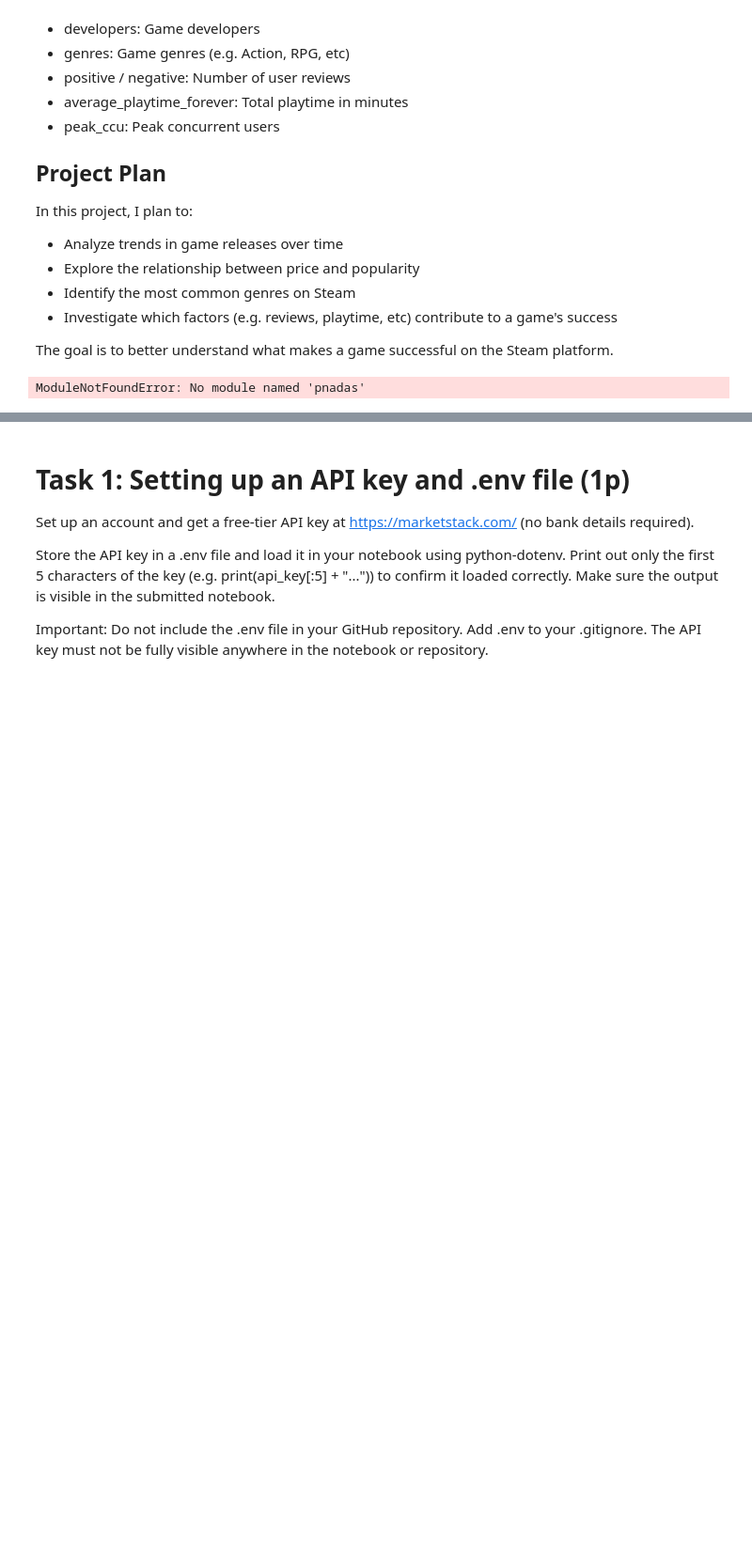
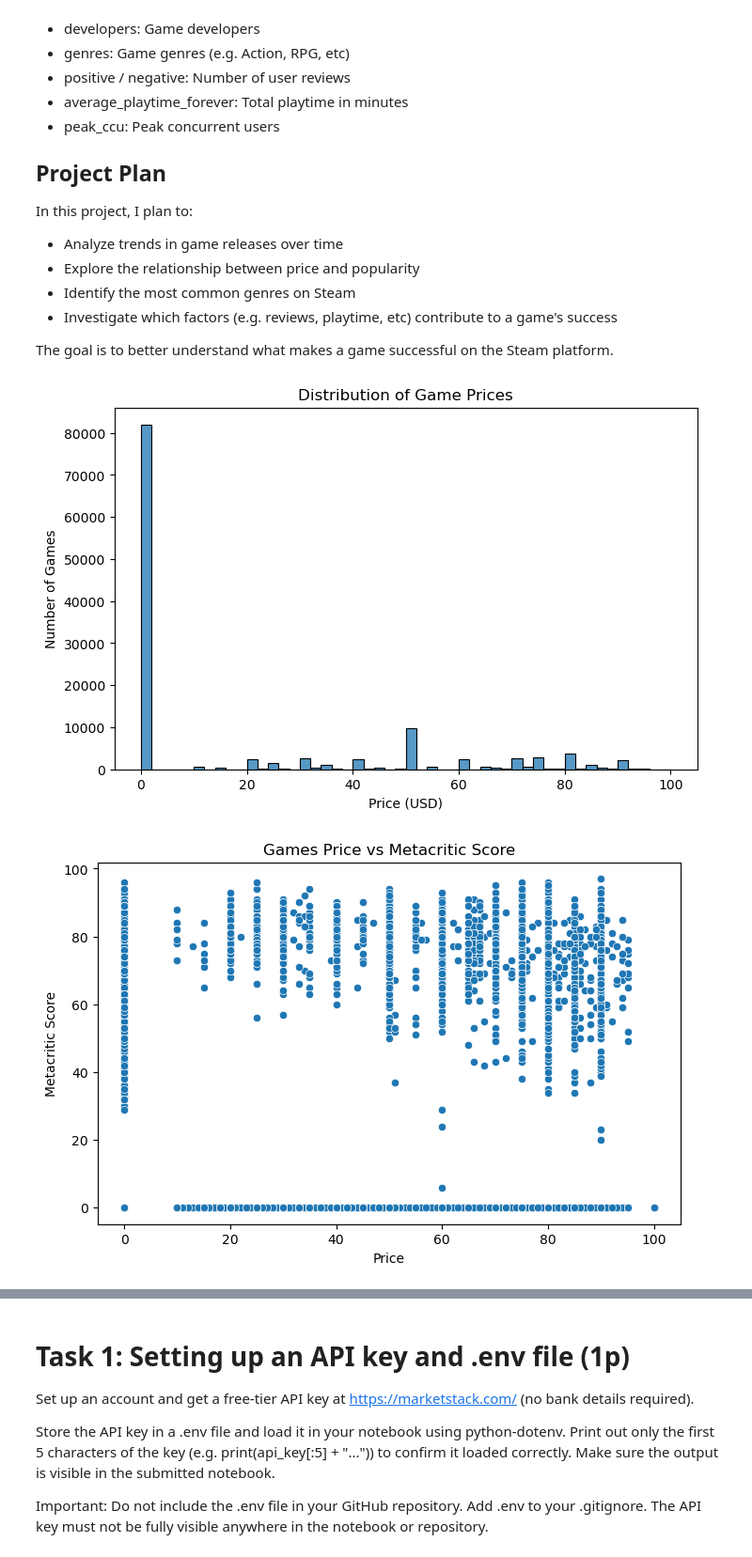
Before and after one commit to Josh-pk/pythonforbusiness26, a Jupyter notebook: assignments/assignment2/assignment2.ipynb, the cells around one changed output, grey strips where cells are left out. Shown at 94% size. Drawn from its saved outputs; the diff is of its cells as text; code cells hidden in the pictures; blank space fills up the shorter version.

```diff
--- a/assignments/assignment2/assignment2.ipynb
+++ b/assignments/assignment2/assignment2.ipynb
@@ -44,36 +44,48 @@ In this project, I plan to:
 - Investigate which factors (e.g. reviews, playtime, etc) contribute to a game's success
 
 The goal is to better understand what makes a game successful on the Steam platform.
-# %%
-# c)
-import pandas as pd
-import seaborn as sns
-import matplotlib.pyplot as plt
-
-df = df.read_csv("steam_games.csv") # adjust filename if needed
-
-df.head()
-df.describe()
-
-df["release_date"] = pd.to_datetime(df["release_date"], errors="coerce")
-df["release_date"] = df["release_date"].dt.year
-
-# Visual 1
-plt.figure(figsize=(10, 5))
-sns.histplot(df["release_year"].dropna(), bins=30)
-
-plt.title("Number of Steam Games Released Over Time")
-plt.xlabel("Year")
-plt.ylabel("Count")
-plt.show()
-
-# Visual 2
-plt.figure(figsize=(8, 5))
-sns.histplot(df["price"], bins=50)
-
-plt.title("Distribution of Game Prices")
-plt.xlabel("Price (USD)")
-plt.ylabel("Count")
-plt.show()
-# %% [output]
-ModuleNotFoundError: No module named 'pnadas'
+# %%
+# c)
+import pandas as pd
+import seaborn as sns
+import matplotlib.pyplot as plt
+import kagglehub
+
+# Download dataset
+path = kagglehub.dataset_download("fronkongames/steam-games-dataset")
+
+df = pd.read_csv(f"{path}/games.csv") # adjust filename if needed
+
+df.head()
+df.describe()
+
+df["release_date"] = pd.to_datetime(df["Release date"], format="%b %d, %Y", errors="coerce")
+df["release_year"] = df["release_date"].dt.year
+
+df["price"] = pd.to_numeric(df["Price"], errors="coerce")
+
+# Visual 1
+plt.figure(figsize=(8, 5))
+sns.histplot(df["price"], bins=50)
+
+plt.title("Distribution of Game Prices")
+plt.xlabel("Price (USD)")
+plt.ylabel("Number of Games")
+plt.show()
+
+# Visual 2
+plt.figure(figsize=(8, 5))
+
+sns.scatterplot(
+    data=df,
+    x="price",
+    y="Metacritic score"
+)
+
+plt.title("Games Price vs Metacritic Score")
+plt.xlabel("Price")
+plt.ylabel("Metacritic Score")
+plt.show()
+# %% [output]
+[figure, added]
+[figure, added]
```
Also changed, not shown: parts of 7 cells of this notebook.
